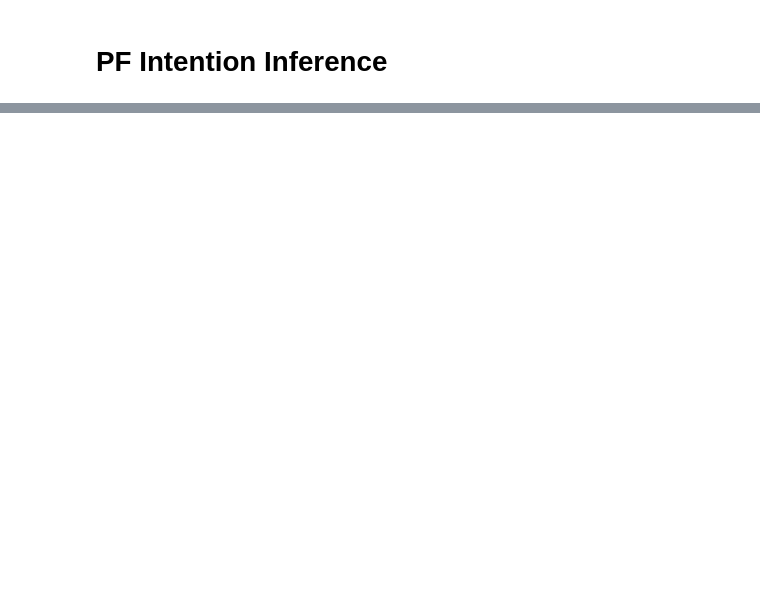
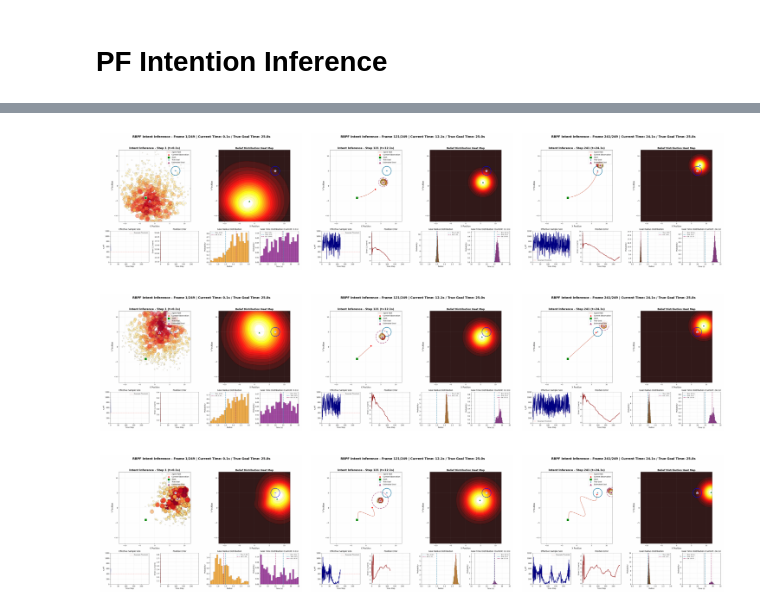
Before and after one commit to noMushroomw/obfuscation, a Jupyter notebook: generate_figures.ipynb, the cells around one changed output, grey strips where cells are left out. Saved outputs shown, nothing was run; the diff lists cells and outputs as text; code cells hidden in the pictures; blank space fills up the shorter version.

```diff
--- a/generate_figures.ipynb
+++ b/generate_figures.ipynb
@@ -1447,0 +1409,51 @@ for n in name:
+# %%
+# load gif and export frame 1, 75, 150, 225 as a 2x2 subplot
+import imageio
+import matplotlib.pyplot as plt
+
+folder_path = "./figures"
+name = ["curve", "line", "sinusoid"]
+
+for n in name:
+   # Open your GIF file
+    gif_path = f'./figures/rbpf_intent_inference_{n}.gif'
+    gif = Image.open(gif_path)
+
+    # Frames to extract
+    frame_numbers = [1, 121, 241]
+
+    # Extract and crop frames first
+    cropped_frames = []
+    for frame_num in frame_numbers:
+        gif.seek(frame_num)
+        frame = gif.convert('RGBA')
+        cropped_frame = crop_white_borders(frame)
+        cropped_frames.append(cropped_frame)
+
+    # Get dimensions of first cropped frame to maintain aspect ratio
+    first_frame = cropped_frames[0]
+    aspect_ratio = first_frame.height / first_frame.width
+
+    # Create figure with proper aspect ratio
+    fig_width = 15  # Total width for 3 frames
+    fig_height = fig_width / 3 * aspect_ratio  # Height based on aspect ratio
+    fig, axes = plt.subplots(1, 3, figsize=(fig_width, fig_height))
+
+    # Minimal spacing between subplots
+    plt.subplots_adjust(left=0.02, right=0.98, top=0.98, bottom=0.02, wspace=0.05)
+
+    # Plot each cropped frame
+    for i, cropped_frame in enumerate(cropped_frames):
+        axes[i].imshow(cropped_frame)
+        axes[i].axis('off')
+        axes[i].set_xticks([])
+        axes[i].set_yticks([])
+        axes[i].margins(0)
+
+    # Save with high resolution
+    output_filename = f'./figures/{n}_frames.png'
+    plt.savefig(output_filename, dpi=400, bbox_inches='tight', pad_inches=0.05)
+# %% [output]
+[figure, added]
+[figure, added]
+[figure, added]
```
Also changed, not shown: parts of 14 cells of this notebook, 8 other files.
